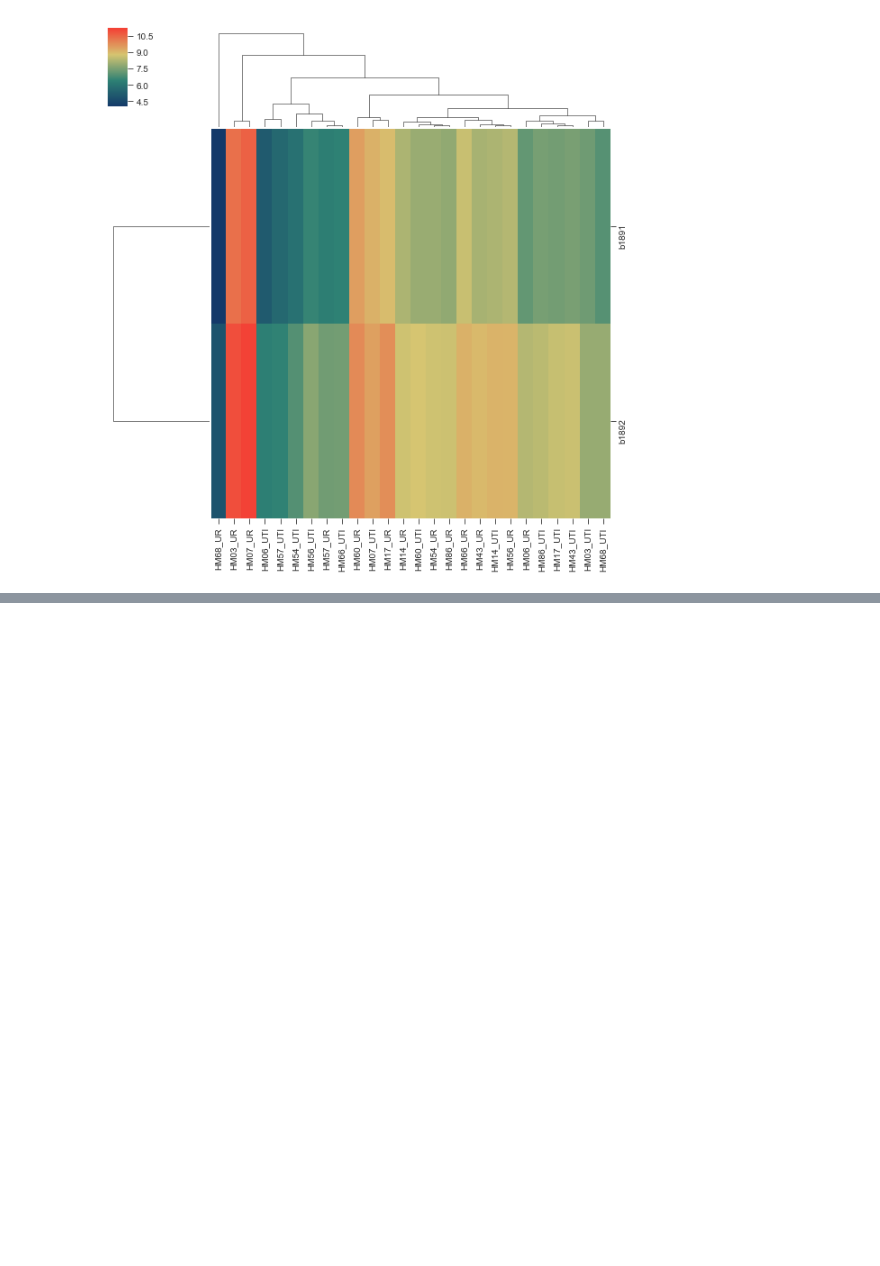
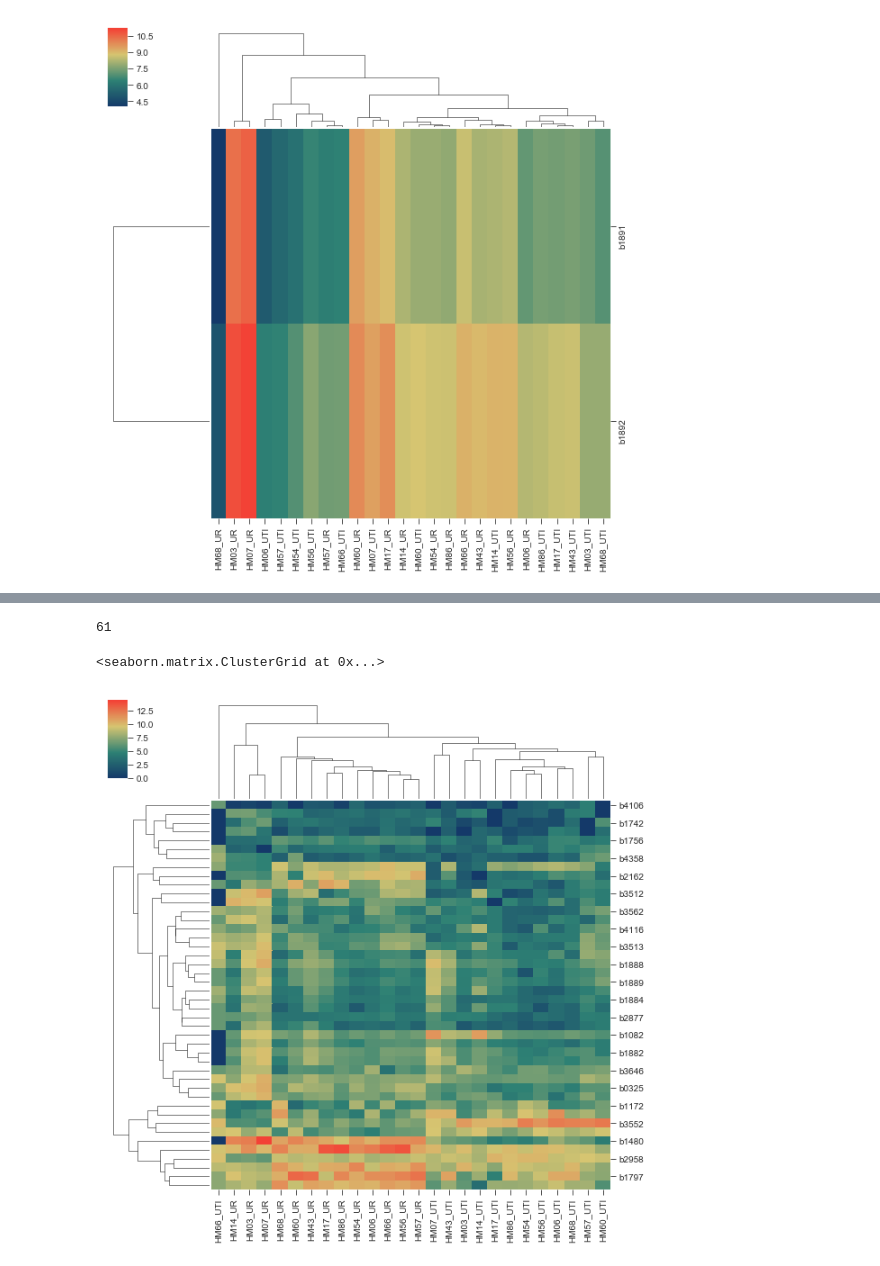
Before and after one commit to ASintsova/HUTI-RNAseq, a Jupyter notebook: analysis/differential_expression_analysis/differential_expression_analysis.ipynb, the cells around one changed output, grey strips where cells are left out. Drawn from its saved outputs; the diff is of its cells as text; code cells hidden in the pictures; blank space fills up the shorter version.

```diff
--- a/analysis/differential_expression_analysis/differential_expression_analysis.ipynb
+++ b/analysis/differential_expression_analysis/differential_expression_analysis.ipynb
@@ -372,3 +444,7 @@ sns.clustermap(np.log2(flhdc_df+1), cmap=my_cmap)
 # %% [output]
 <seaborn.matrix.ClusterGrid at 0x...>
 [figure]
+# %%
+file = "/Users/annasintsova/git_repos/HUTI-RNAseq/results/differential_expression_analysis/pg_uti_de_genes_significant.csv"
+# %%
+pg_de = pd.read_csv(file, index_col=0)
@@ -374,0 +472,11 @@ sns.clustermap(np.log2(flhdc_df+1), cmap=my_cmap)
+# %%
+df = cnts.loc[pg_de.index].sort_index()
+# %%
+len(pg_de.index)
+# %% [output]
+61
+# %%
+sns.clustermap(np.log2(df+1), cmap=my_cmap)
+# %% [output]
+<seaborn.matrix.ClusterGrid at 0x...>
+[figure, added]
```
Also changed, not shown: parts of 21 cells of this notebook, 3 other files.
